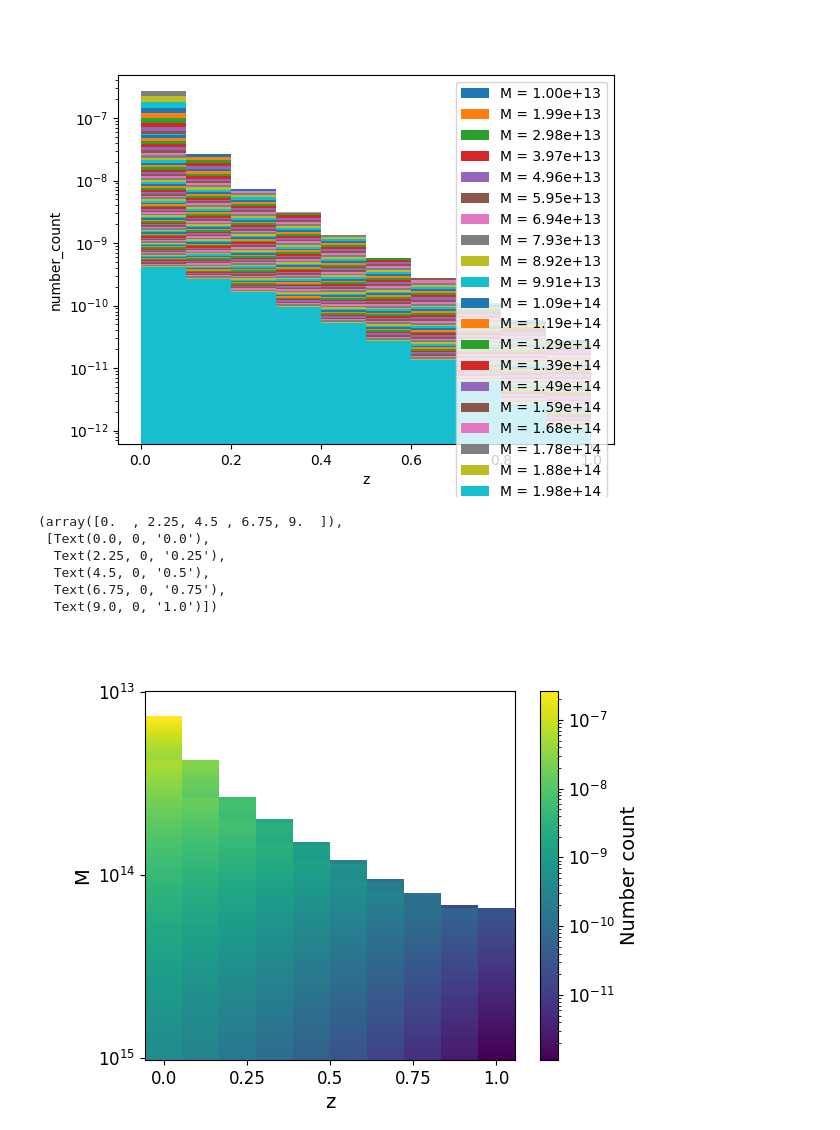
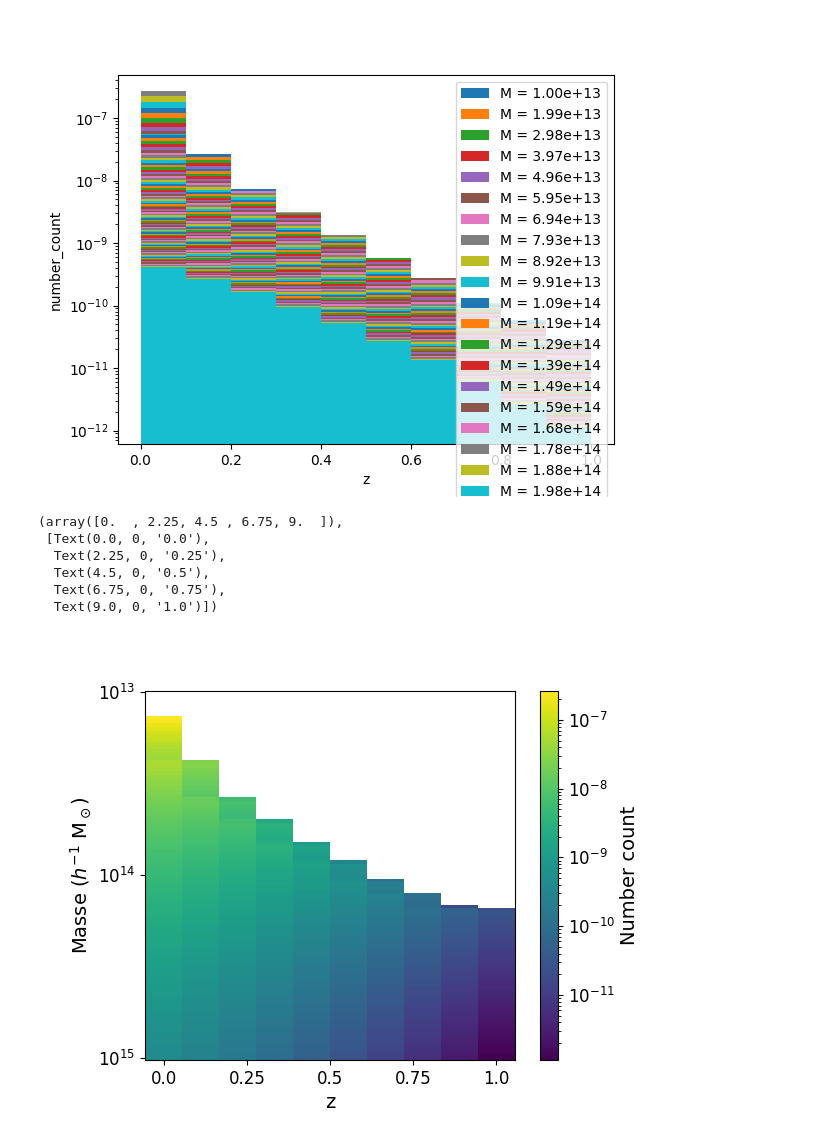
Before and after one commit to Thomas054/My_hmf, a Jupyter notebook: 2 Test_NumberCount.ipynb, the cells around one changed output. Drawn from its saved outputs; the diff is of its cells as text; code cells hidden in the pictures.

```diff
--- a/2 Test_NumberCount.ipynb
+++ b/2 Test_NumberCount.ipynb
@@ -146,34 +140,34 @@ plt.show()
 # %%
 from matplotlib.colors import LogNorm
 from matplotlib.ticker import ScalarFormatter
 
 
 plt.figure()
 plt.imshow(number_count, norm = LogNorm(), aspect='equal')
 cbar = plt.colorbar(label="Number count")
 cbar.ax.tick_params(labelsize=12)
 cbar.set_label("Number count", fontsize=14)  # Taille du label
 plt.xticks(np.linspace(0, N_z-1, 5), np.linspace(0, zmax, 5))
 plt.xlabel("z", size=14)
-plt.ylabel("M", size=14)
+plt.ylabel(r"Masse ($h^{-1}$ M$_\odot$)", size=14)
 
 # Configurer les ticks en puissance de 10 sur l'axe Y
 formatter = ScalarFormatter(useMathText=True)
 formatter.set_powerlimits((0, 0))  # Toujours utiliser la notation scientifique
 plt.gca().yaxis.set_major_formatter(formatter)
 plt.gca().set_aspect(N_z/N_m, adjustable='box')
 
 y_ticks = np.linspace(mf.m[0], mf.m[-1], 3)
 plt.yticks(np.linspace(0, N_m-1, 3), labels=[f"$10^{{{int(np.log10(tick))}}}$" for tick in y_ticks], fontsize=12)
 plt.xticks(fontsize=12)
 # %% [output]
 (array([0.  , 2.25, 4.5 , 6.75, 9.  ]),
  [Text(0.0, 0, '0.0'),
   Text(2.25, 0, '0.25'),
   Text(4.5, 0, '0.5'),
   Text(6.75, 0, '0.75'),
   Text(9.0, 0, '1.0')])
-[figure, old version]
+[figure, new version]
 # %%
 rows, cols = 100, 10
 data = np.random.random((rows, cols))
```
Also changed, not shown: parts of 4 cells of this notebook, 3 other files.
